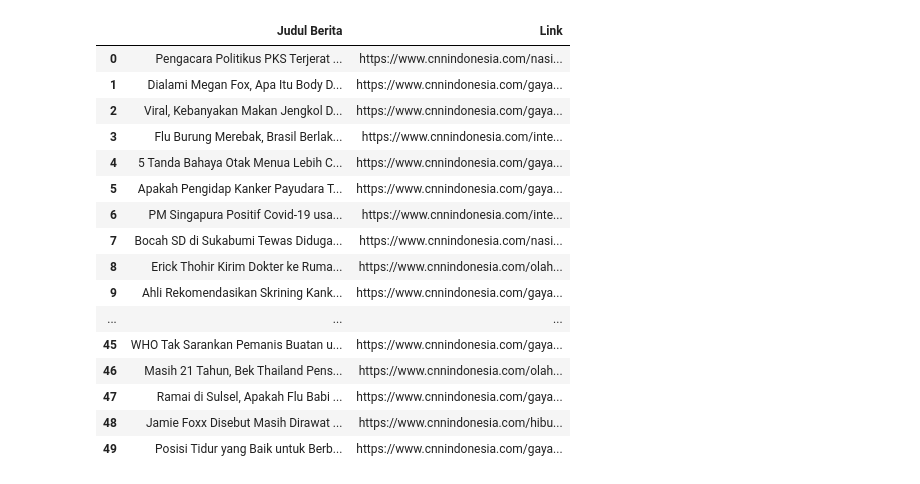
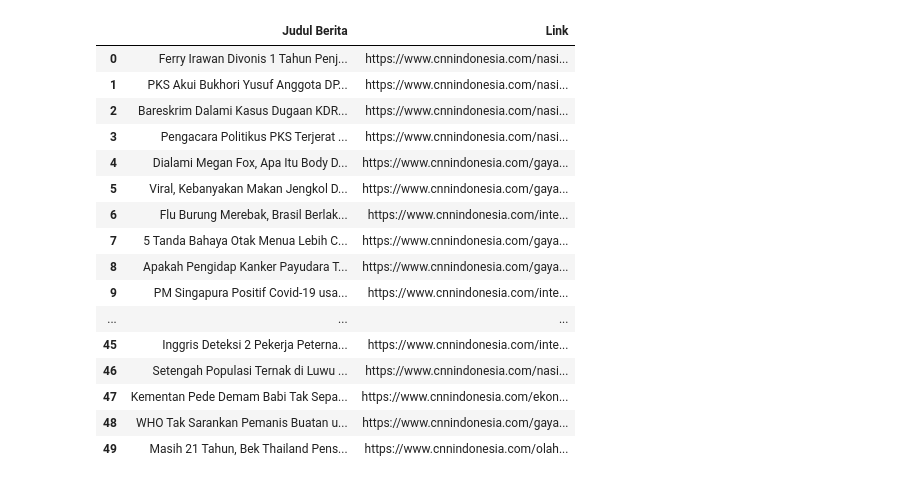
Before and after one commit to faizahmp/ml-capstone, a Jupyter notebook: news_titles_urls/scrapping_emergenz_igor.ipynb, the cells around one changed output. Drawn from its saved outputs; the diff is of its cells as text; code cells hidden in the pictures.

```diff
--- a/news_titles_urls/srapping_emergenz_igor.ipynb
+++ b/news_titles_urls/scrapping_emergenz_igor.ipynb
@@ -116,21 +116,21 @@ df.to_csv('berita_kesehatan.csv', index=False)
-# %%
-data = pd.read_csv('berita_kesehatan.csv')
-data
-# %% [output]
-|  | Judul Berita | Link |
-| 0 | Pengacara Politikus PKS Terjerat ... | https://www.cnnindonesia.com/nasi... |
-| 1 | Dialami Megan Fox, Apa Itu Body D... | https://www.cnnindonesia.com/gaya... |
-| 2 | Viral, Kebanyakan Makan Jengkol D... | https://www.cnnindonesia.com/gaya... |
-| 3 | Flu Burung Merebak, Brasil Berlak... | https://www.cnnindonesia.com/inte... |
-| 4 | 5 Tanda Bahaya Otak Menua Lebih C... | https://www.cnnindonesia.com/gaya... |
-| 5 | Apakah Pengidap Kanker Payudara T... | https://www.cnnindonesia.com/gaya... |
-| 6 | PM Singapura Positif Covid-19 usa... | https://www.cnnindonesia.com/inte... |
-| 7 | Bocah SD di Sukabumi Tewas Diduga... | https://www.cnnindonesia.com/nasi... |
-| 8 | Erick Thohir Kirim Dokter ke Ruma... | https://www.cnnindonesia.com/olah... |
-| 9 | Ahli Rekomendasikan Skrining Kank... | https://www.cnnindonesia.com/gaya... |
-| ... | ... | ... |
-| 45 | WHO Tak Sarankan Pemanis Buatan u... | https://www.cnnindonesia.com/gaya... |
-| 46 | Masih 21 Tahun, Bek Thailand Pens... | https://www.cnnindonesia.com/olah... |
-| 47 | Ramai di Sulsel, Apakah Flu Babi ... | https://www.cnnindonesia.com/gaya... |
-| 48 | Jamie Foxx Disebut Masih Dirawat ... | https://www.cnnindonesia.com/hibu... |
-| 49 | Posisi Tidur yang Baik untuk Berb... | https://www.cnnindonesia.com/gaya... |
+# %%
+data = pd.read_csv('kesehatan.csv')
+data
+# %% [output]
+|  | Judul Berita | Link |
+| 0 | Ferry Irawan Divonis 1 Tahun Penj... | https://www.cnnindonesia.com/nasi... |
+| 1 | PKS Akui Bukhori Yusuf Anggota DP... | https://www.cnnindonesia.com/nasi... |
+| 2 | Bareskrim Dalami Kasus Dugaan KDR... | https://www.cnnindonesia.com/nasi... |
+| 3 | Pengacara Politikus PKS Terjerat ... | https://www.cnnindonesia.com/nasi... |
+| 4 | Dialami Megan Fox, Apa Itu Body D... | https://www.cnnindonesia.com/gaya... |
+| 5 | Viral, Kebanyakan Makan Jengkol D... | https://www.cnnindonesia.com/gaya... |
+| 6 | Flu Burung Merebak, Brasil Berlak... | https://www.cnnindonesia.com/inte... |
+| 7 | 5 Tanda Bahaya Otak Menua Lebih C... | https://www.cnnindonesia.com/gaya... |
+| 8 | Apakah Pengidap Kanker Payudara T... | https://www.cnnindonesia.com/gaya... |
+| 9 | PM Singapura Positif Covid-19 usa... | https://www.cnnindonesia.com/inte... |
+| ... | ... | ... |
+| 45 | Inggris Deteksi 2 Pekerja Peterna... | https://www.cnnindonesia.com/inte... |
+| 46 | Setengah Populasi Ternak di Luwu ... | https://www.cnnindonesia.com/nasi... |
+| 47 | Kementan Pede Demam Babi Tak Sepa... | https://www.cnnindonesia.com/ekon... |
+| 48 | WHO Tak Sarankan Pemanis Buatan u... | https://www.cnnindonesia.com/gaya... |
+| 49 | Masih 21 Tahun, Bek Thailand Pens... | https://www.cnnindonesia.com/olah... |
```
Also changed, not shown: parts of 5 cells of this notebook, 1 other file.
